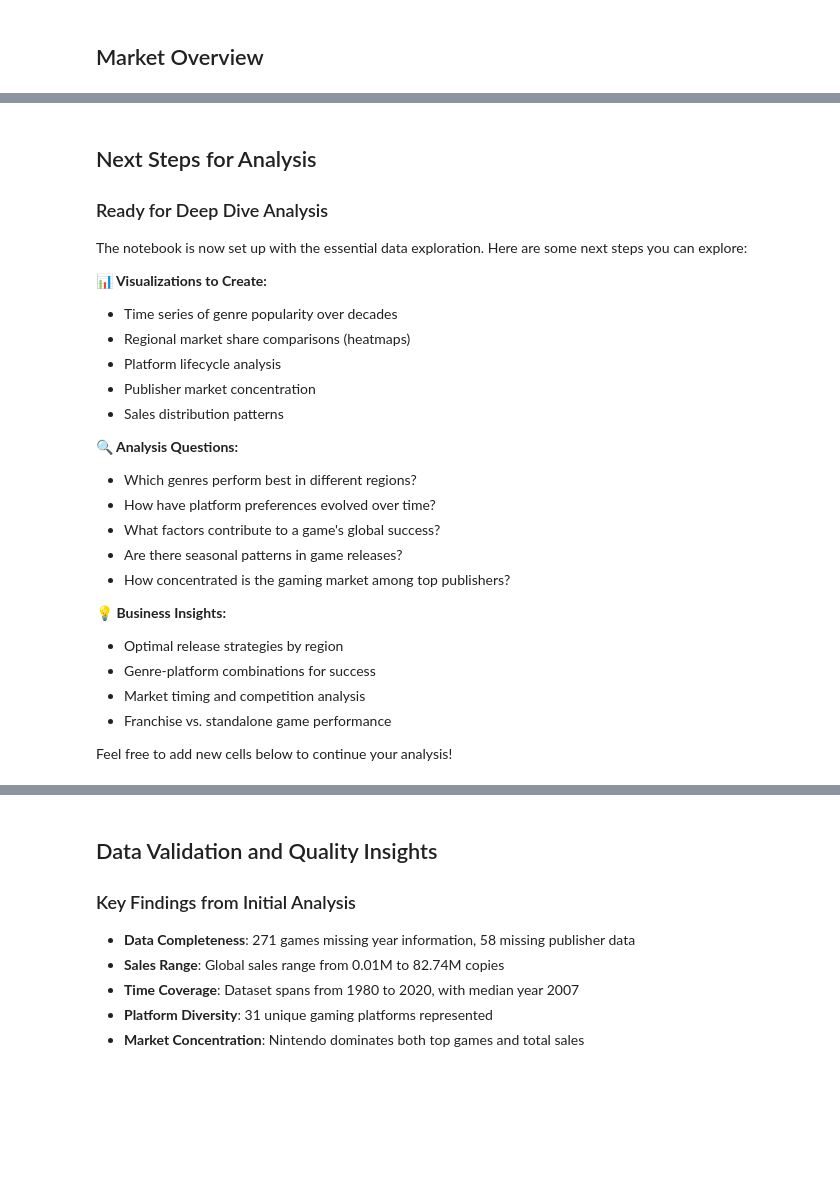
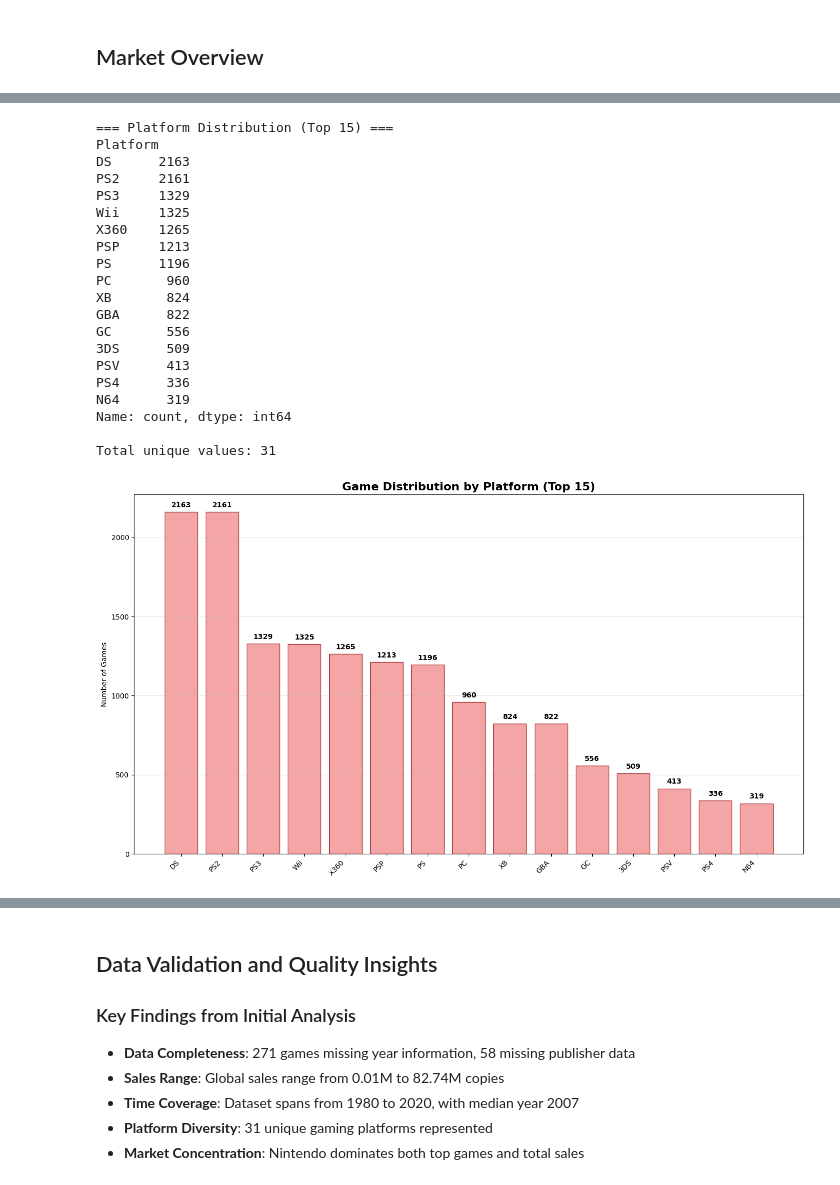
Before and after one commit to therobwhite/just-enough-python-for-datasci-course, a Jupyter notebook: code/09-agentic-ai/game-sales-analysis/game-sales-research.ipynb, the cells around one changed output, grey strips where cells are left out. Cells and saved outputs as stored; diff of their text form; code cells hidden in the pictures; blank space fills up the shorter version.

```diff
--- a/code/09-agentic-ai/game-sales-analysis/game-sales-research.ipynb
+++ b/code/09-agentic-ai/game-sales-analysis/game-sales-research.ipynb
@@ -223,27 +213,42 @@ Name: Global_Sales, dtype: float64
-# %% [markdown]
-## Next Steps for Analysis
-
-### Ready for Deep Dive Analysis
-The notebook is now set up with the essential data exploration. Here are some next steps you can explore:
-
-**📊 Visualizations to Create:**
-- Time series of genre popularity over decades
-- Regional market share comparisons (heatmaps)
-- Platform lifecycle analysis
-- Publisher market concentration
-- Sales distribution patterns
-
-**🔍 Analysis Questions:**
-- Which genres perform best in different regions?
-- How have platform preferences evolved over time?
-- What factors contribute to a game's global success?
-- Are there seasonal patterns in game releases?
-- How concentrated is the gaming market among top publishers?
-
-**💡 Business Insights:**
-- Optimal release strategies by region
-- Genre-platform combinations for success
-- Market timing and competition analysis
-- Franchise vs. standalone game performance
-
-Feel free to add new cells below to continue your analysis!
+# %%
+# Analyze platform distribution
+platform_distribution = analyze_distribution(df, 'Platform', 15)
+
+# Visualize platform distribution
+plt.figure(figsize=(14, 8))
+plt.bar(
+    range(len(platform_distribution)), platform_distribution.values, color='lightcoral', edgecolor='darkred', alpha=0.7
+)
+plt.xticks(range(len(platform_distribution)), platform_distribution.index, rotation=45, ha='right')
+plt.ylabel('Number of Games')
+plt.title('Game Distribution by Platform (Top 15)', fontsize=16, fontweight='bold')
+plt.grid(axis='y', alpha=0.3)
+
+# Add value labels on bars
+for i, v in enumerate(platform_distribution.values):
+    plt.text(i, v + 20, str(v), ha='center', va='bottom', fontweight='bold')
+
+plt.tight_layout()
+plt.show()
+# %% [output]
+=== Platform Distribution (Top 15) ===
+Platform
+DS      2163
+PS2     2161
+PS3     1329
+Wii     1325
+X360    1265
+PSP     1213
+PS      1196
+PC       960
+XB       824
+GBA      822
+GC       556
+3DS      509
+PSV      413
+PS4      336
+N64      319
+Name: count, dtype: int64
+
+Total unique values: 31
+[figure, added]
```
Also changed, not shown: parts of 21 cells of this notebook, 3 other files.
